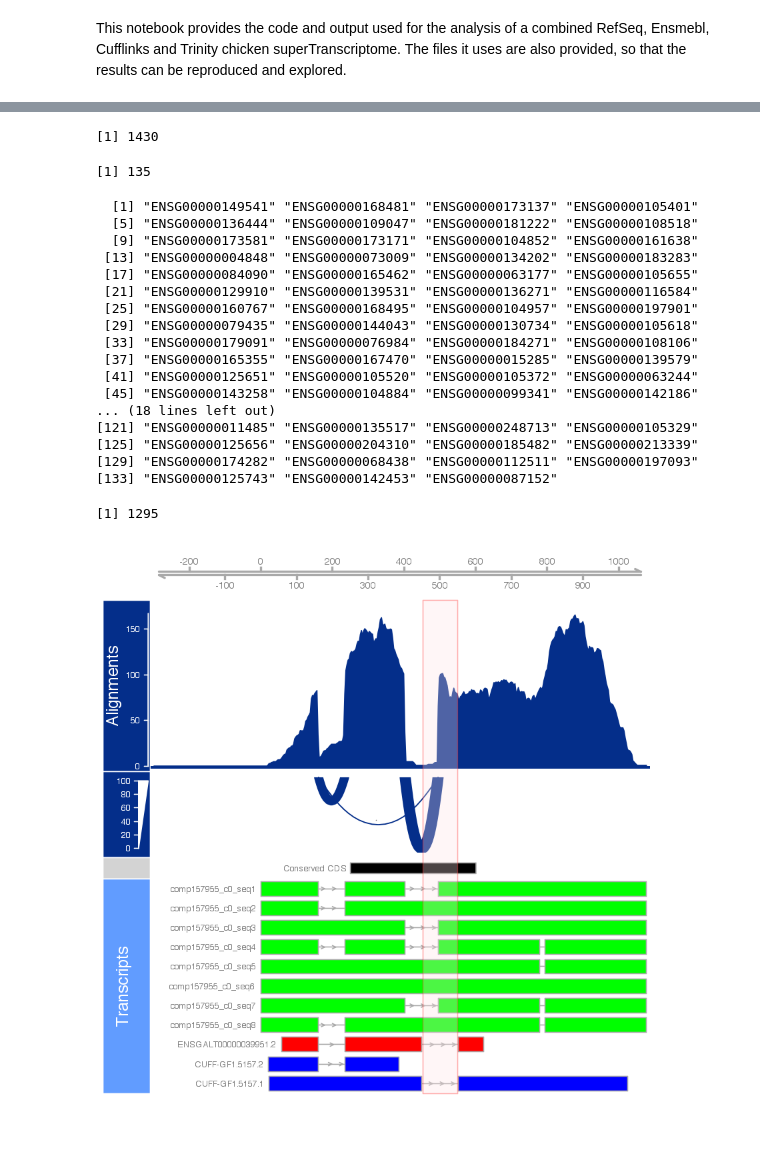
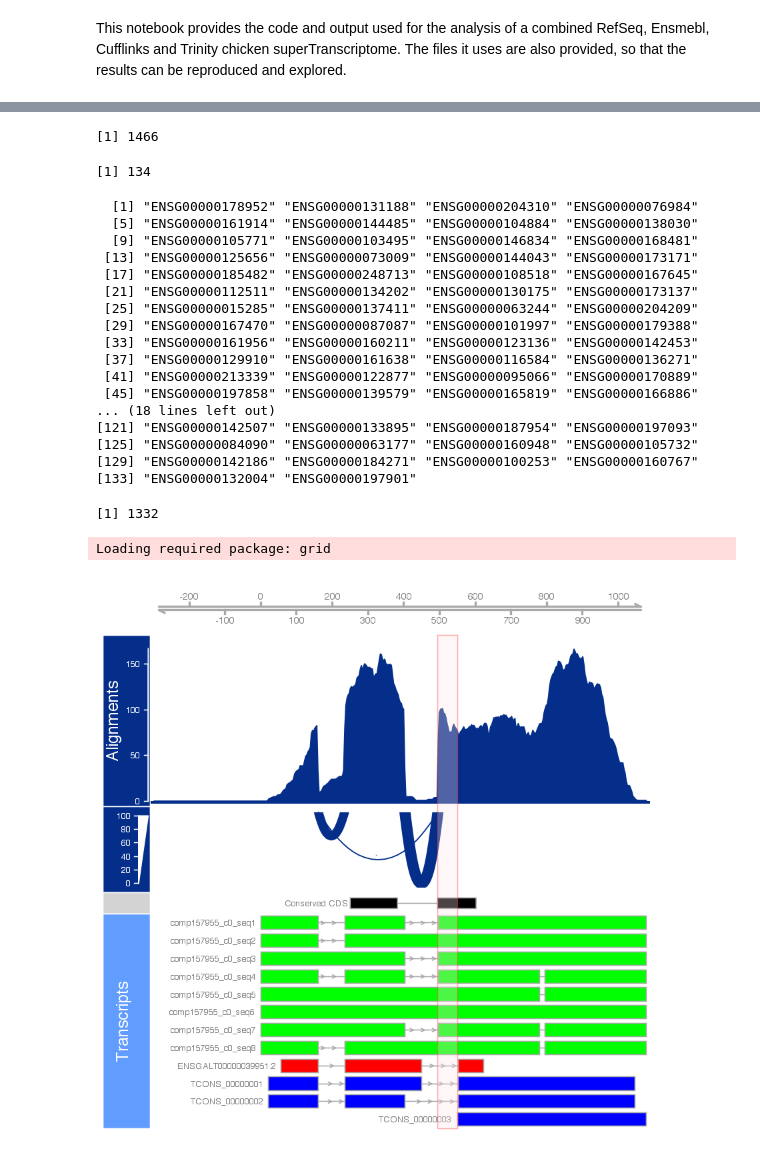
Before and after one commit to Oshlack/superTranscript_paper_code, a Jupyter notebook: chicken_superTranscriptome/Chicken Super Transcriptome.ipynb, the cells around one changed output, grey strips where cells are left out. Cells and saved outputs as stored; diff of their text form; code cells hidden in the pictures.

```diff
--- a/chicken_superTranscriptome/Chicken Super Transcriptome.ipynb
+++ b/chicken_superTranscriptome/Chicken Super Transcriptome.ipynb
@@ -5,11 +5,11 @@ This notebook provides the code and output used for the analysis of a combined R
 ## The overlaps.counts was created from featureCounts.
 ## We used blat and bedtools to annotate regions of the superTranscripts
 ## E-Ensmebl, T-Trinity, C-Cufflinks, R-RefSeq.
-counts=read.delim("overlaps.counts",header=F,stringsAsFactors=F,skip=2)[,c(1:2,6,7:10)]
-counts$type=sapply(strsplit(counts$V1,"-",fixed=T),function(x){ x[4] })
-counts$counts<-rowSums(counts[,4:7])
-
-blocks=counts[,c("V2","V1","V6","type","counts")]
-colnames(blocks)=c("gene","id","length","type","counts")
+blocks=read.delim("block.summary",header=F,stringsAsFactors=F)
+blocks$length=blocks$V4-blocks$V3+1
+blocks$type=sapply(strsplit(blocks$V1,"-",fixed=T),function(x){ x[4] })
+blocks$V4<-NULL
+blocks$V3<-NULL
+colnames(blocks)=c("id","gene","length","type")
 head(blocks)
 # %% [output]
@@ -94,6 +94,19 @@ human_gr=reduce(unlist(human_gr))
 # are not in the chicken genome (genome_gr)
 # are only annotated by Trinity (t_gr)
 
+genome_version="gal4"
+
+gpsl=read.delim(paste("SuperDuper.genome",genome_version,"psl",sep="."),
+                skip=5, stringsAsFactors=F,header=F)
+widths=as.numeric(unlist(strsplit(gpsl$V19,",")))
+starts=as.numeric(unlist(strsplit(gpsl$V20,",")))
+strand=rep(gpsl$V9,gpsl$V18)
+gene=rep(gpsl$V10,gpsl$V18)
+gene_end=as.numeric(rep(gpsl$V11,gpsl$V18))
+starts[strand=="-"]=gene_end[strand=="-"]-starts[strand=="-"]-widths[strand=="-"]
+genome_gr=GRanges(gene,IRanges(start=starts+1,width=widths),strand=rep("*",sum(gpsl$V18)))
+genome_gr=reduce(genome_gr)
+
 options(warn=-1)
 not_in_genome=setdiff(gene_gr,genome_gr)
 not_in_genome_coding=intersect(not_in_genome,human_gr)
@@ -107,7 +128,7 @@ novel_bits=unique(as.character(as.data.frame(novel)$seqnames))
 # how many genes are their with novel bits?
 length(novel_bits)
 # %% [output]
-[1] 1430
+[1] 1466
 # %%
 ## Which of these novel bits belong to a gene that's not in the genome at all
 ## i.e. no genomic alignment and all blocks annotated to Trinity only
@@ -122,33 +143,35 @@ novel_genes=names(novel_genes)[novel_genes]
 length(novel_genes)
 ## print the name of the human ensmebl gene these chicken genes match
 novel_genes
+write.csv(novel_genes,paste("totally_missing_genes",genome_version,"list",sep="."))
 # %% [output]
-[1] 135
+[1] 134
-  [1] "ENSG00000149541" "ENSG00000168481" "ENSG00000173137" "ENSG00000105401"
-  [5] "ENSG00000136444" "ENSG00000109047" "ENSG00000181222" "ENSG00000108518"
-  [9] "ENSG00000173581" "ENSG00000173171" "ENSG00000104852" "ENSG00000161638"
- [13] "ENSG00000004848" "ENSG00000073009" "ENSG00000134202" "ENSG00000183283"
- [17] "ENSG00000084090" "ENSG00000165462" "ENSG00000063177" "ENSG00000105655"
- [21] "ENSG00000129910" "ENSG00000139531" "ENSG00000136271" "ENSG00000116584"
- [25] "ENSG00000160767" "ENSG00000168495" "ENSG00000104957" "ENSG00000197901"
- [29] "ENSG00000079435" "ENSG00000144043" "ENSG00000130734" "ENSG00000105618"
- [33] "ENSG00000179091" "ENSG00000076984" "ENSG00000184271" "ENSG00000108106"
- [37] "ENSG00000165355" "ENSG00000167470" "ENSG00000015285" "ENSG00000139579"
- [41] "ENSG00000125651" "ENSG00000105520" "ENSG00000105372" "ENSG00000063244"
- [45] "ENSG00000143258" "ENSG00000104884" "ENSG00000099341" "ENSG00000142186"
+  [1] "ENSG00000178952" "ENSG00000131188" "ENSG00000204310" "ENSG00000076984"
+  [5] "ENSG00000161914" "ENSG00000144485" "ENSG00000104884" "ENSG00000138030"
+  [9] "ENSG00000105771" "ENSG00000103495" "ENSG00000146834" "ENSG00000168481"
+ [13] "ENSG00000125656" "ENSG00000073009" "ENSG00000144043" "ENSG00000173171"
+ [17] "ENSG00000185482" "ENSG00000248713" "ENSG00000108518" "ENSG00000167645"
+ [21] "ENSG00000112511" "ENSG00000134202" "ENSG00000130175" "ENSG00000173137"
+ [25] "ENSG00000015285" "ENSG00000137411" "ENSG00000063244" "ENSG00000204209"
+ [29] "ENSG00000167470" "ENSG00000087087" "ENSG00000101997" "ENSG00000179388"
+ [33] "ENSG00000161956" "ENSG00000160211" "ENSG00000123136" "ENSG00000142453"
+ [37] "ENSG00000129910" "ENSG00000161638" "ENSG00000116584" "ENSG00000136271"
+ [41] "ENSG00000213339" "ENSG00000122877" "ENSG00000095066" "ENSG00000170889"
+ [45] "ENSG00000197858" "ENSG00000139579" "ENSG00000165819" "ENSG00000166886"
 ... (18 lines left out)
-[121] "ENSG00000011485" "ENSG00000135517" "ENSG00000248713" "ENSG00000105329"
-[125] "ENSG00000125656" "ENSG00000204310" "ENSG00000185482" "ENSG00000213339"
-[129] "ENSG00000174282" "ENSG00000068438" "ENSG00000112511" "ENSG00000197093"
-[133] "ENSG00000125743" "ENSG00000142453" "ENSG00000087152"
+[121] "ENSG00000142507" "ENSG00000133895" "ENSG00000187954" "ENSG00000197093"
+[125] "ENSG00000084090" "ENSG00000063177" "ENSG00000160948" "ENSG00000105732"
+[129] "ENSG00000142186" "ENSG00000184271" "ENSG00000100253" "ENSG00000160767"
+[133] "ENSG00000132004" "ENSG00000197901"
 # %%
 ### and now the genes with a partial match to the genome.
 novel_bits=novel_bits[!novel_bits %in% novel_genes]
 
 # how many partial matches
 length(novel_bits)
+write.csv(novel_bits,paste("partially_missing_genes",genome_version,"list",sep="."))
 # %% [output]
-[1] 1295
+[1] 1332
 # %%
 ## now draw an example - Loci 10014
 library(Gviz)
@@ -160,7 +183,7 @@ afrom <- -300 #1
 ato <- gene_lengths$V2[gene_lengths$V1==gene]
 
 #genomic gap
-not_in_genome_pos=not_in_genome[seqnames(not_in_genome)==gene]
+novel_pos=novel[seqnames(novel)==gene]
 
 #alignment track
 alTrack1 <- AlignmentsTrack("GF1_10014.bam",type = c("coverage"),name="Alignments",
@@ -168,38 +191,39 @@ alTrack1 <- AlignmentsTrack("GF1_10014.bam",type = c("coverage"),name="Alignment
 alTrack2 <- AlignmentsTrack("GF1_10014.bam",type = c("sashimi"),sashimiHeight=100,name=" ",
                                background.title ="#042E8A",col="#042E8A",fill="#042E8A")
 
 #human match
 human_pos=human_gr[seqnames(human_gr)==gene]
 humTrack <- AnnotationTrack(human_pos,fill="black",name="CDS",
                             group="Conserved CDS",
                             groupAnnotation = "group")
 
 #add in the transcripts
 library(rtracklayer)
 transGranges<-as(import.gff("10014.gff"), "GRanges")
-elementMetadata(transGranges)$transcript=gsub("_mid1","",mcols(transGranges)$Parent)
+elementMetadata(transGranges)$transcript=gsub("_mid1","",mcols(transGranges)$transcript_id)
 
 col<-rep("red",length(transGranges))
-col[grep("CUFF",mcols(transGranges)$Parent)]<-"blue"
-col[grep("com",mcols(transGranges)$Parent)]<-"green"
+col[grep("TCONS",mcols(transGranges)$transcript_id)]<-"blue"
+col[grep("com",mcols(transGranges)$transcript_id)]<-"green"
 transTrack=GeneRegionTrack(transGranges,fill=col,name="Transcripts",background.title ="#619CFF")
 
 
 #AnnotationTrack(starts=c(100,400),width=100,chromosome=gene)
 
 #genomic gap highlight
 #not_in_genome_pos=not_in_genome[seqnames(not_in_genome)==gene]
 ht <- HighlightTrack(trackList = list(alTrack1,alTrack2,humTrack,transTrack),#alTrack2,transTrack),
-                     not_in_genome_pos,alpha=0.3,inBackground=F)
+                     novel_pos,alpha=0.3,inBackground=F)
 
 #pdf(file="chicken_pic.pdf")
 plotTracks(c(GenomeAxisTrack(),ht), from = afrom,
            to = ato,chromosome=gene,
            transcriptAnnotation = "transcript",
            sizes=c(0.25,0.8,0.4,0.1,1))
 #dev.off()
 # %% [output]
+Loading required package: grid
-[figure, old version]
+[figure, new version]
 # %%
 # Now lets get a more global picture of these novel bits.
 # where are they from and are they consistent with known
```
Also changed, not shown: parts of 9 cells of this notebook.
